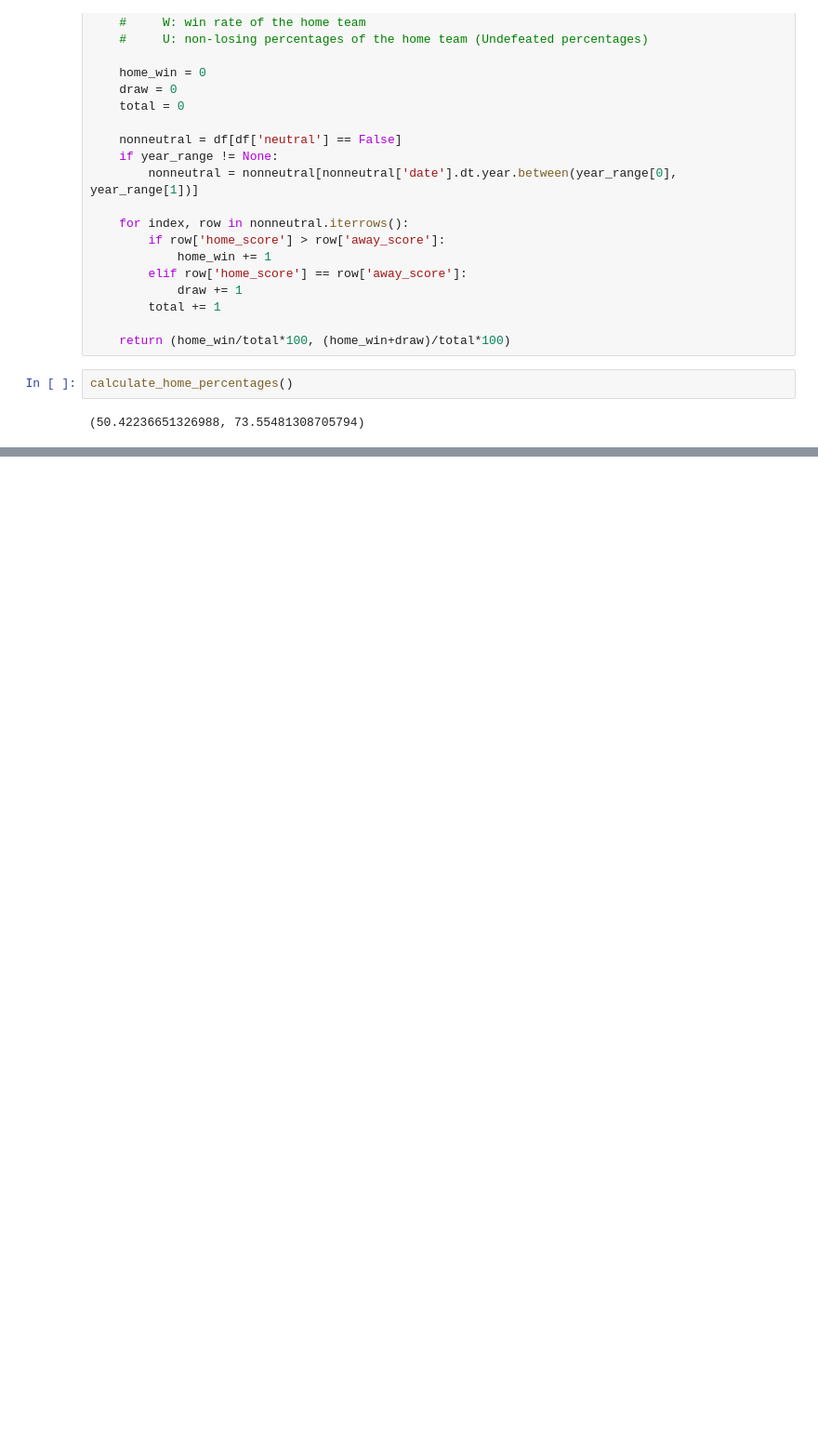
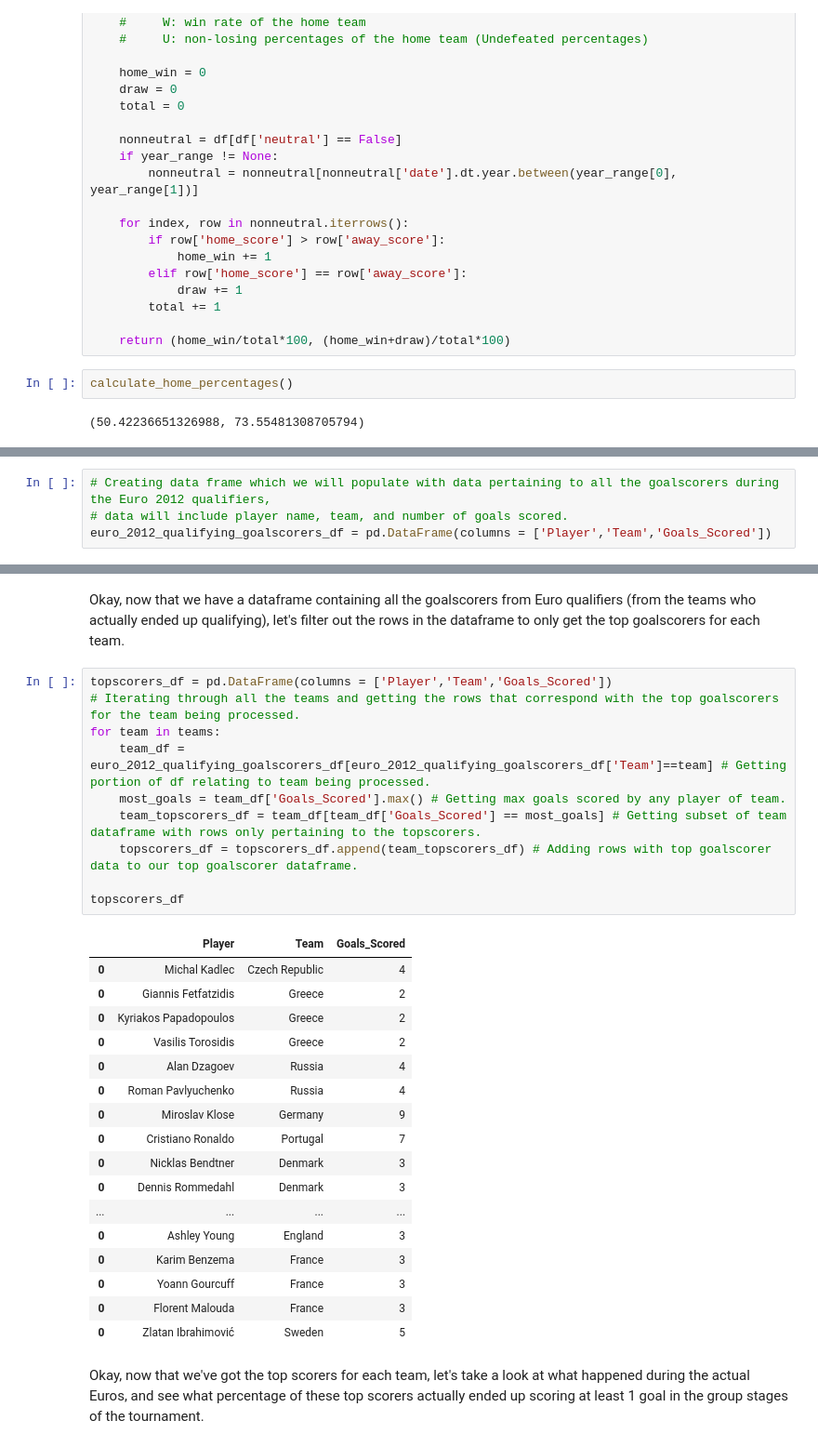
Before and after one commit to pranav-sivaraman/cmsc320-final-project, a Jupyter notebook: Final Project - CMSC320.ipynb, the cells around one changed output, grey strips where cells are left out. Shown at 93% size. Cells and saved outputs as stored; diff of their text form; blank space fills up the shorter version.

```diff
--- a/Final Project - CMSC320.ipynb
+++ b/Final Project - CMSC320.ipynb
@@ -205,0 +408,4 @@ calculate_home_percentages()
+# %%
+# Creating data frame which we will populate with data pertaining to all the goalscorers during the Euro 2012 qualifiers,
+# data will include player name, team, and number of goals scored.
+euro_2012_qualifying_goalscorers_df = pd.DataFrame(columns = ['Player','Team','Goals_Scored'])
@@ -205,0 +468,32 @@ calculate_home_percentages()
+# %% [markdown]
+Okay, now that we have a dataframe containing all the goalscorers from Euro qualifiers (from the teams who actually ended up qualifying), let's filter out the rows in the dataframe to only get the top goalscorers for each team.
+# %%
+topscorers_df = pd.DataFrame(columns = ['Player','Team','Goals_Scored'])
+# Iterating through all the teams and getting the rows that correspond with the top goalscorers for the team being processed.
+for team in teams:
+    team_df = euro_2012_qualifying_goalscorers_df[euro_2012_qualifying_goalscorers_df['Team']==team] # Getting portion of df relating to team being processed.
+    most_goals = team_df['Goals_Scored'].max() # Getting max goals scored by any player of team.
+    team_topscorers_df = team_df[team_df['Goals_Scored'] == most_goals] # Getting subset of team dataframe with rows only pertaining to the topscorers.
+    topscorers_df = topscorers_df.append(team_topscorers_df) # Adding rows with top goalscorer data to our top goalscorer dataframe.
+
+topscorers_df
+# %% [output]
+|  | Player | Team | Goals_Scored |
+| 0 | Michal Kadlec | Czech Republic | 4 |
+| 0 | Giannis Fetfatzidis | Greece | 2 |
+| 0 | Kyriakos Papadopoulos | Greece | 2 |
+| 0 | Vasilis Torosidis | Greece | 2 |
+| 0 | Alan Dzagoev | Russia | 4 |
+| 0 | Roman Pavlyuchenko | Russia | 4 |
+| 0 | Miroslav Klose | Germany | 9 |
+| 0 | Cristiano Ronaldo | Portugal | 7 |
+| 0 | Nicklas Bendtner | Denmark | 3 |
+| 0 | Dennis Rommedahl | Denmark | 3 |
+| ... | ... | ... | ... |
+| 0 | Ashley Young | England | 3 |
+| 0 | Karim Benzema | France | 3 |
+| 0 | Yoann Gourcuff | France | 3 |
+| 0 | Florent Malouda | France | 3 |
+| 0 | Zlatan Ibrahimović | Sweden | 5 |
+# %% [markdown]
+Okay, now that we've got the top scorers for each team, let's take a look at what happened during the actual Euros, and see what percentage of these top scorers actually ended up scoring at least 1 goal in the group stages of the tournament.
```
Also changed, not shown: parts of 19 cells of this notebook.
